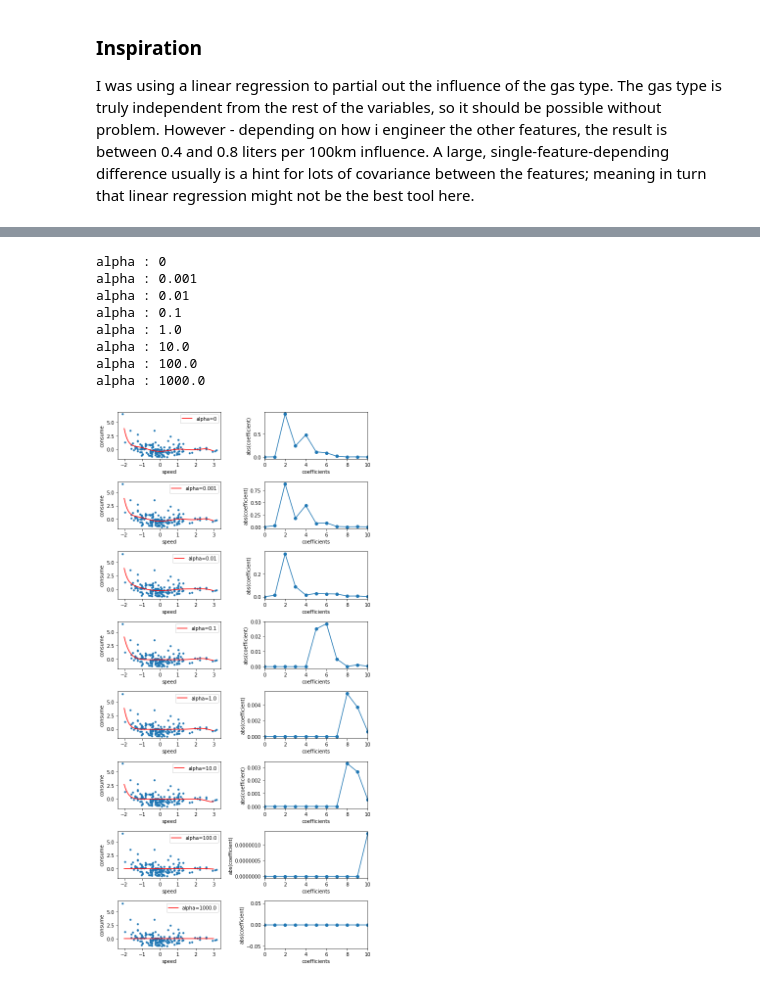
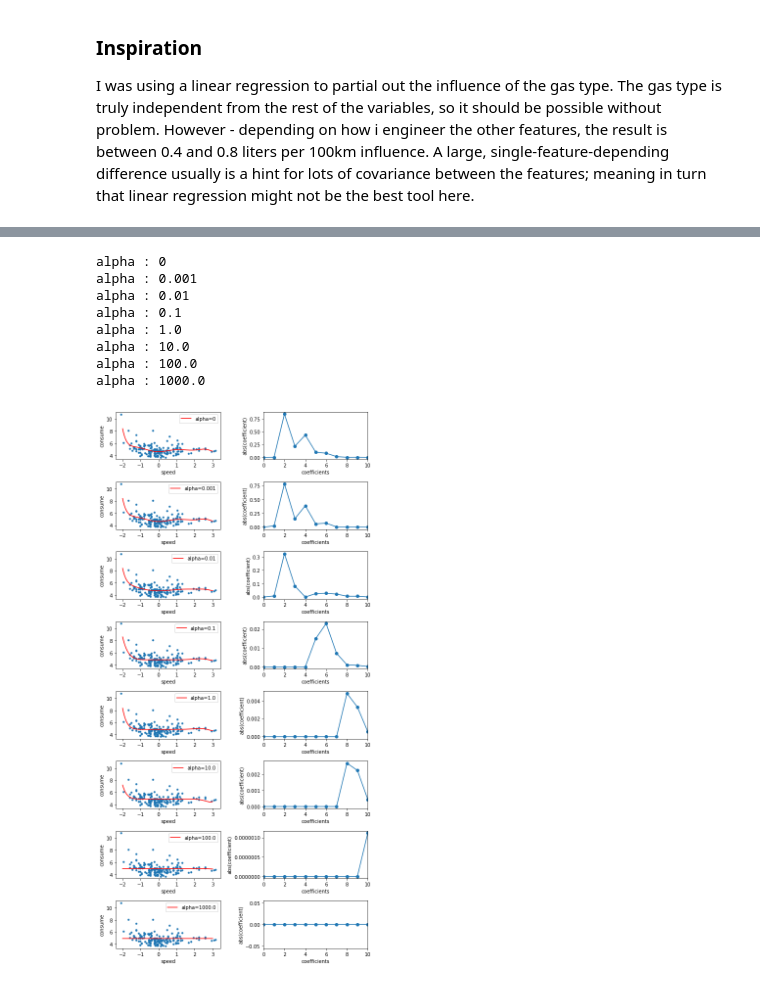
Before and after one commit to mitsuo0114/MLTraining, a Jupyter notebook: car_fuel/Day2.ipynb, the cells around one changed output, grey strips where cells are left out. Cells and saved outputs as stored; diff of their text form; code cells hidden in the pictures.

```diff
--- a/car_fuel/Day2.ipynb
+++ b/car_fuel/Day2.ipynb
@@ -238,36 +234,36 @@ def plot_coefficients(est,degree, ax, label=None, yscale='log'):
 
 def run2(X, y):
     X = standalization(X)
-    y = standalization(y)
+    # y = standalization(y)
 
     alphas = [0, 1e-3, 1e-2, 1e-1,  1e+0, 1e+1, 1e+2,  1e+3   ]
     degree = 10
     fig, ax_rows = plt.subplots(len(alphas), 2, figsize=(8, 2 * len(alphas)))
     for ax_row, alpha in zip(ax_rows, alphas):
             print(f"alpha : {alpha}")
             ax_left, ax_right = ax_row
         #    el = ElasticNet(alpha=alpha, l1_ratio=l1_ratio, max_iter=1e2)
         #   est = make_pipeline(PolynomialFeatures(degree), LinearRegression())
             la = Lasso(alpha=alpha,max_iter=1e5)
             est = make_pipeline(PolynomialFeatures(degree), la)
             est.fit(X, y)
             plot_approximation(X, y, est, ax_left, label='alpha=%r' % alpha)
             plot_coefficients(est,degree, ax_right, label='Lasso(alpha=%r) coefficients' % alpha, yscale=None)
     plt.tight_layout()
 
 # The key is only speed for viaualization.
 x_keys = ["speed"]
 run2(df_e10[x_keys].values, df_e10["consume"].values)
 # %% [output]
 alpha : 0
 alpha : 0.001
 alpha : 0.01
 alpha : 0.1
 alpha : 1.0
 alpha : 10.0
 alpha : 100.0
 alpha : 1000.0
-[figure, old version]
+[figure, new version]
 # %%
 run2(df_sp98[x_keys].values, df_sp98["consume"].values)
 # %% [output]
```
Also changed, not shown: parts of 5 cells of this notebook, 1 other file.
